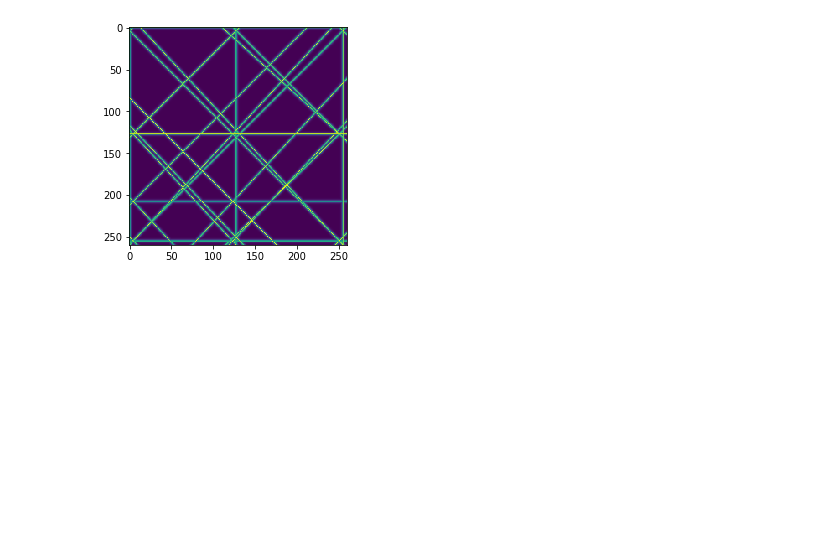
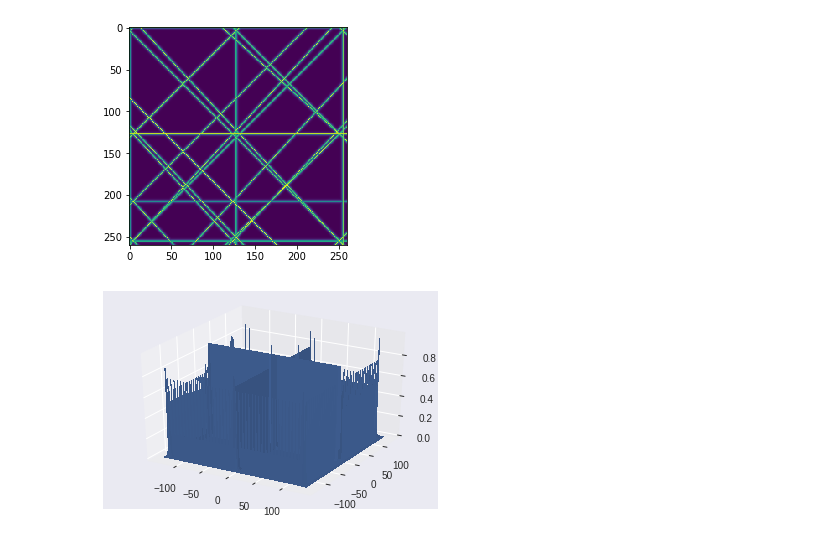
Before and after one commit to rancheng/AirSimProjects, a Jupyter notebook: visualization.ipynb, the cells around one changed output. Drawn from its saved outputs; the diff is of its cells as text; code cells hidden in the pictures; blank space fills up the shorter version.

Commit message:
visualization code

```diff
--- a/visualization.ipynb
+++ b/visualization.ipynb
@@ -36,5 +36,7 @@ Z_mesh = reward_map_data
 # %%
 ax_3d = plt.axes(projection='3d')
 # Plot the surface.
-surf = ax.plot_surface(X_mesh, Y_mesh, Z_mesh, cmap=cm.coolwarm,
+surf = ax_3d.plot_surface(X_mesh, Y_mesh, Z_mesh,
                        linewidth=0, antialiased=False)
+# %% [output]
+[figure, added]
```
